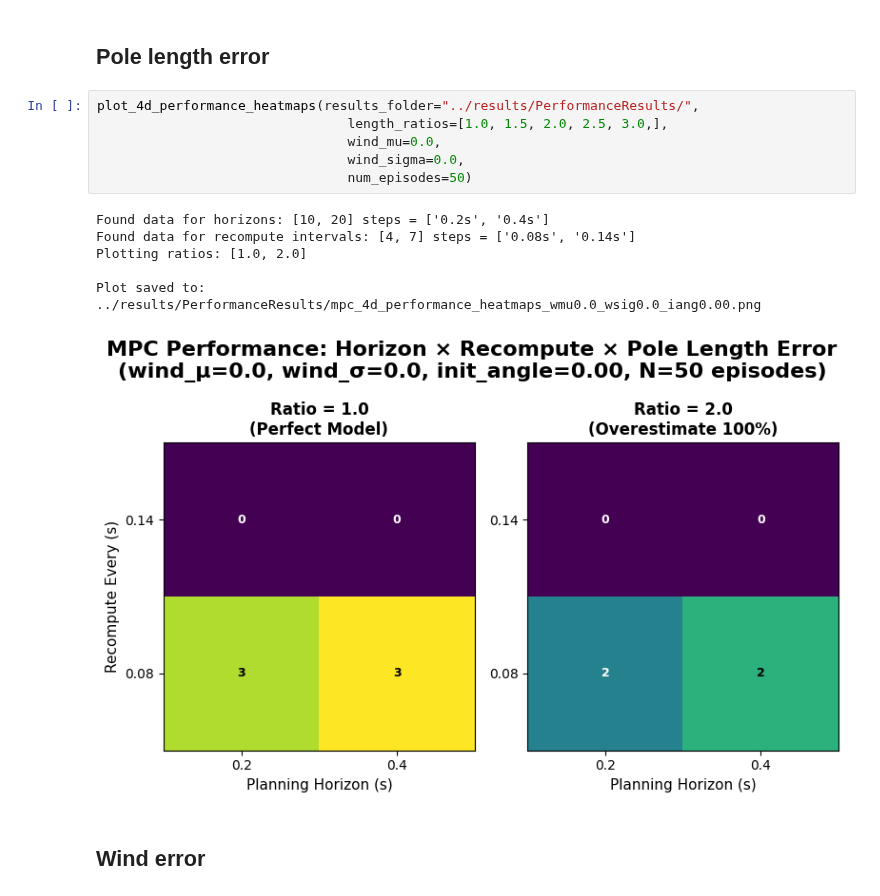
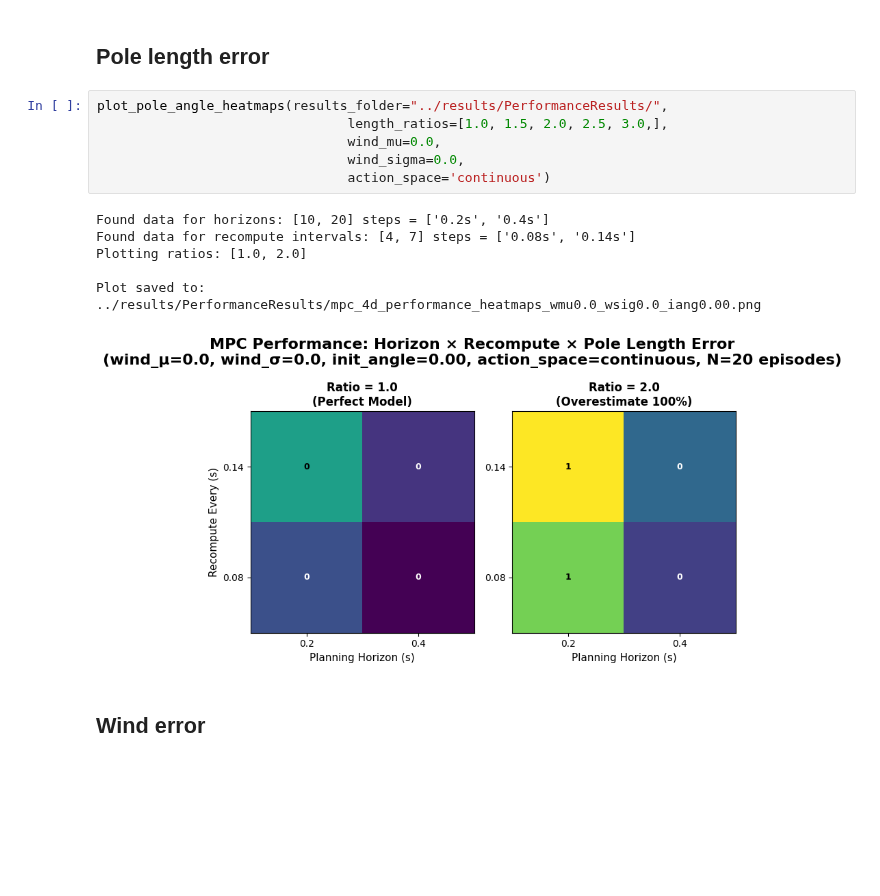
Before and after one commit to jtbuch/mpc_dojo, a Jupyter notebook: cartpole_optimization/notebooks/Cartpole_Control.ipynb, the cells around one changed output. Cells and saved outputs as stored; diff of their text form; blank space fills up the shorter version.

Commit message:
adding the continuous actions code and cleaning up the code

```diff
--- a/cartpole_optimization/notebooks/Cartpole_Control.ipynb
+++ b/cartpole_optimization/notebooks/Cartpole_Control.ipynb
@@ -51,18 +52,18 @@ mpc_results = evaluate_mpc_controllers(
 # %% [markdown]
 ## Pole length error
 # %%
-plot_4d_performance_heatmaps(results_folder="../results/PerformanceResults/",
+plot_pole_angle_heatmaps(results_folder="../results/PerformanceResults/",
                                 length_ratios=[1.0, 1.5, 2.0, 2.5, 3.0,],
                                 wind_mu=0.0,
                                 wind_sigma=0.0,
-                                num_episodes=50)
+                                action_space='continuous')
 # %% [output]
 Found data for horizons: [10, 20] steps = ['0.2s', '0.4s']
 Found data for recompute intervals: [4, 7] steps = ['0.08s', '0.14s']
 Plotting ratios: [1.0, 2.0]
 
 Plot saved to: ../results/PerformanceResults/mpc_4d_performance_heatmaps_wmu0.0_wsig0.0_iang0.00.png
-[figure, old version]
+[figure, new version]
 # %% [markdown]
 ## Wind error
 # %%
```
Also changed, not shown: parts of 3 cells of this notebook, 3 other files.
